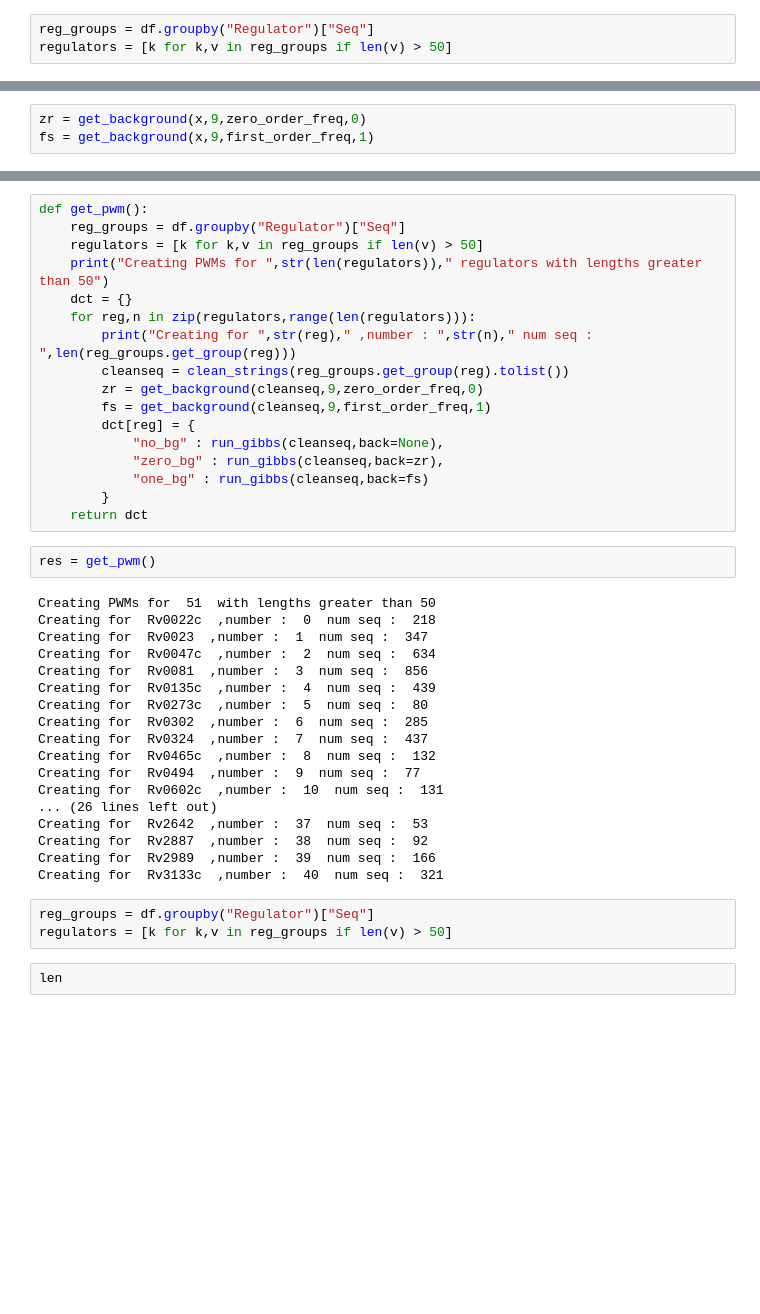
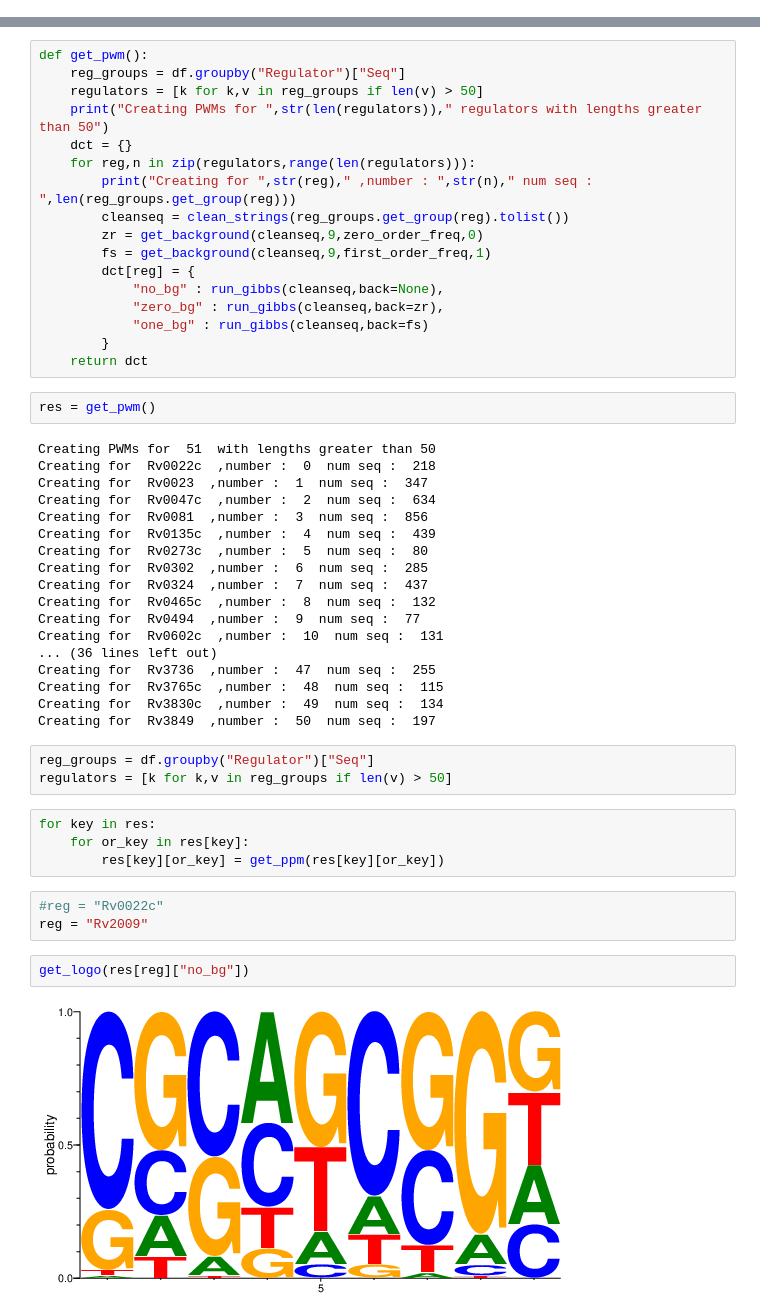
Before and after one commit to AnirudhNarsipur/Finding_Motifs, a Jupyter notebook: Application.ipynb, the cells around one changed output, grey strips where cells are left out. Saved outputs shown, nothing was run; the diff lists cells and outputs as text; blank space fills up the shorter version.

Commit message:
added graphs

```diff
--- a/Application.ipynb
+++ b/Application.ipynb
@@ -45,3 +40,0 @@ ppm.ic
-# %%
-reg_groups = df.groupby("Regulator")["Seq"]
-regulators = [k for k,v in reg_groups if len(v) > 50]
@@ -56,3 +40,0 @@ t[:,3].sum()
-# %%
-zr = get_background(x,9,zero_order_freq,0)
-fs = get_background(x,9,first_order_freq,1)
@@ -90,13 +70,22 @@ Creating for  Rv0324  ,number :  7  num seq :  437
 Creating for  Rv0465c  ,number :  8  num seq :  132
 Creating for  Rv0494  ,number :  9  num seq :  77
 Creating for  Rv0602c  ,number :  10  num seq :  131
-... (26 lines left out)
-Creating for  Rv2642  ,number :  37  num seq :  53
-Creating for  Rv2887  ,number :  38  num seq :  92
-Creating for  Rv2989  ,number :  39  num seq :  166
-Creating for  Rv3133c  ,number :  40  num seq :  321
+... (36 lines left out)
+Creating for  Rv3736  ,number :  47  num seq :  255
+Creating for  Rv3765c  ,number :  48  num seq :  115
+Creating for  Rv3830c  ,number :  49  num seq :  134
+Creating for  Rv3849  ,number :  50  num seq :  197
 # %%
 reg_groups = df.groupby("Regulator")["Seq"]
 regulators = [k for k,v in reg_groups if len(v) > 50]
-# %%
-len
+# %%
+for key in res:
+    for or_key in res[key]:
+        res[key][or_key] = get_ppm(res[key][or_key])
+# %%
+#reg = "Rv0022c"
+reg = "Rv2009"
+# %%
+get_logo(res[reg]["no_bg"])
+# %% [output]
+[figure, added]
```
Also changed, not shown: parts of 13 cells of this notebook, 13 other files.
